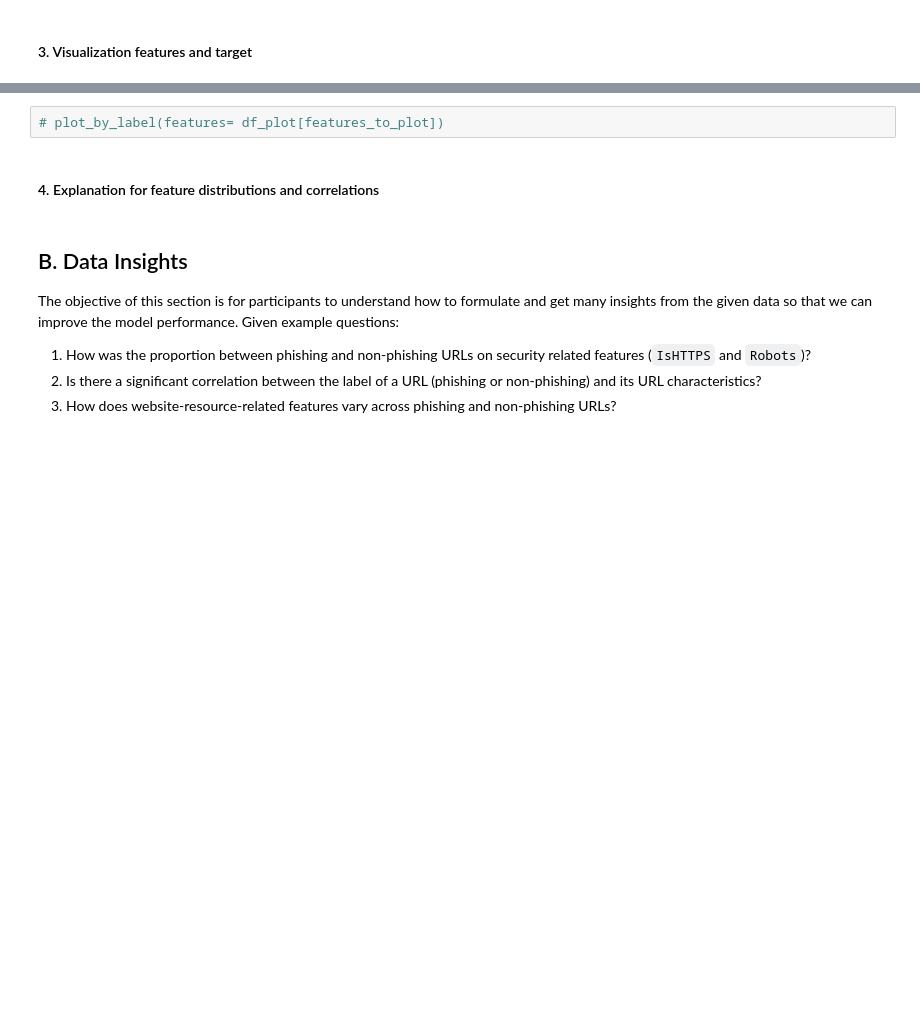
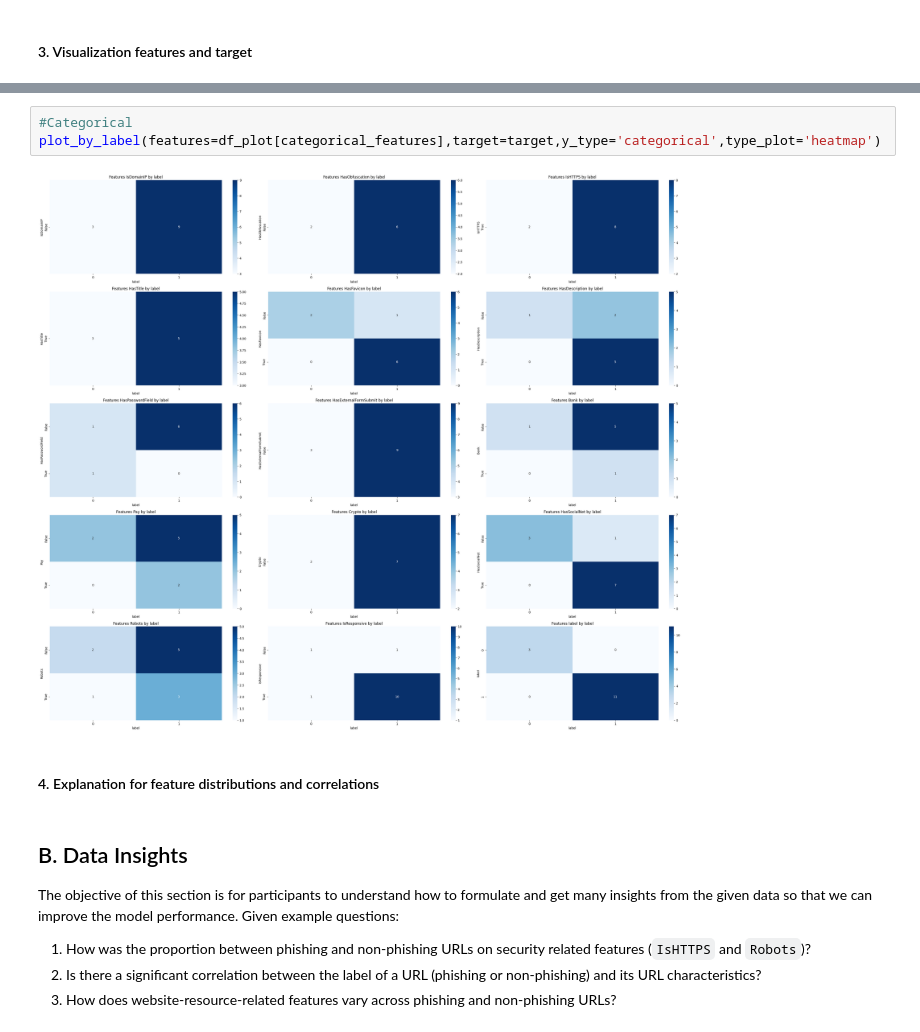
Before and after one commit to marcellinow/predict-phising, a Jupyter notebook: Tucil2_18222114_18222115.ipynb, the cells around one changed output, grey strips where cells are left out. Drawn from its saved outputs; the diff is of its cells as text; blank space fills up the shorter version.

```diff
--- a/Tucil2_18222114_18222115.ipynb
+++ b/Tucil2_18222114_18222115.ipynb
@@ -320,5 +593,8 @@ continuous_features
 # %%
-# plot_by_label(features= df_plot[features_to_plot])
+#Categorical
+plot_by_label(features=df_plot[categorical_features],target=target,y_type='categorical',type_plot='heatmap')
+# %% [output]
+[figure, added]
 # %% [markdown]
 #### 4. Explanation for feature distributions and correlations
 # %% [markdown]
```
Also changed, not shown: parts of 30 cells of this notebook.
